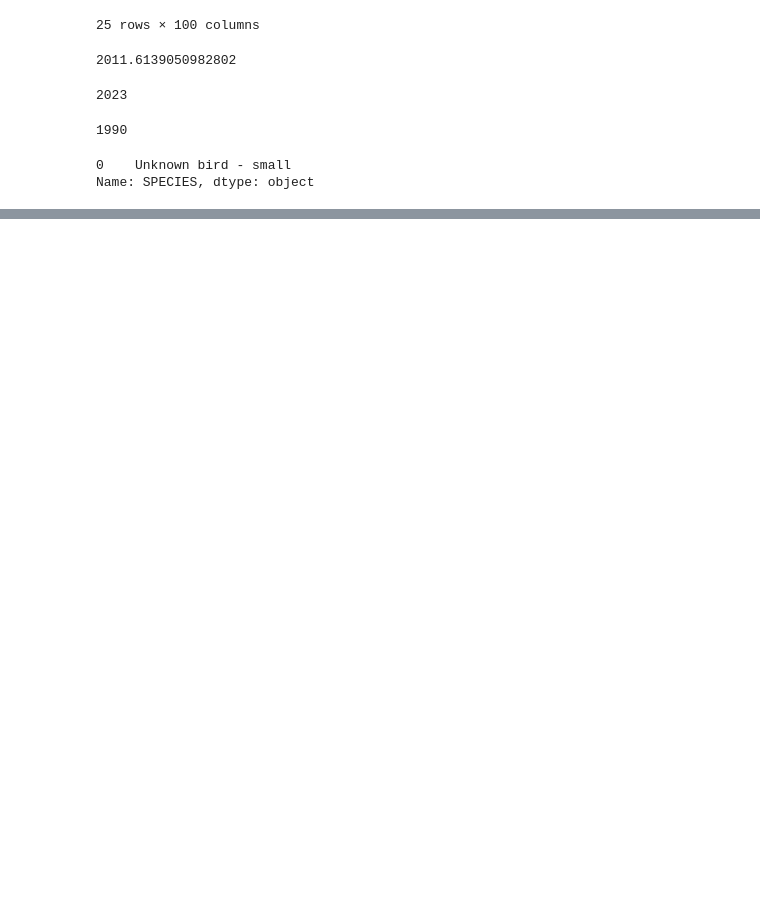
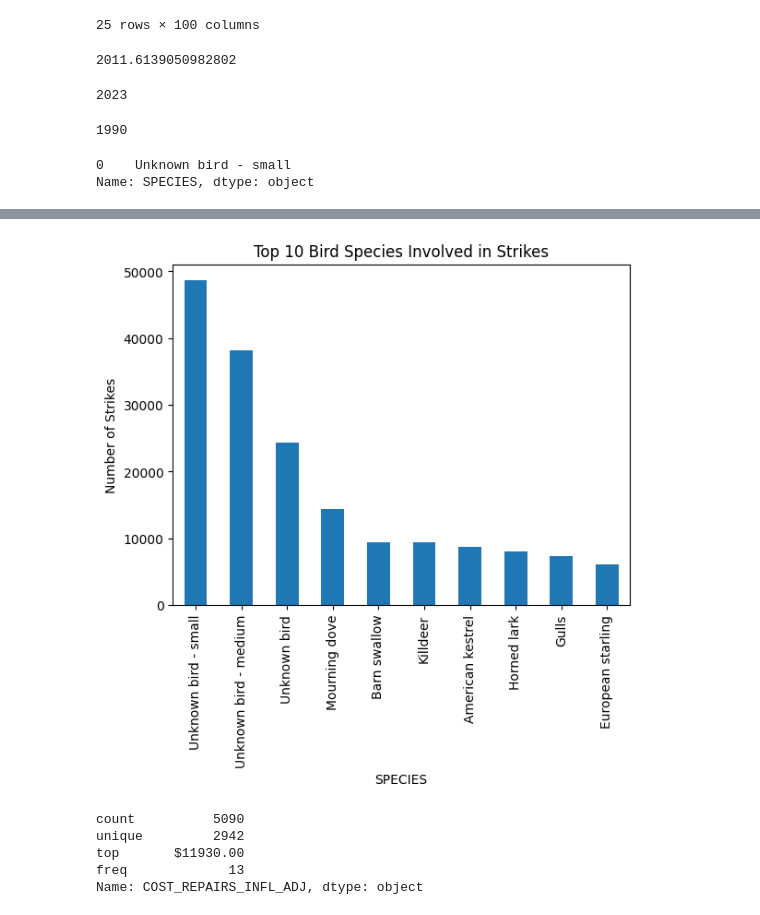
Before and after one commit to jpthefish/ALAN-Birdstrike-Data-For-Research, a Jupyter notebook: ALAN_Notebook.ipynb, the cells around one changed output, grey strips where cells are left out. Cells and saved outputs as stored; diff of their text form; code cells hidden in the pictures; blank space fills up the shorter version.

```diff
--- a/ALAN_Notebook.ipynb
+++ b/ALAN_Notebook.ipynb
@@ -48,0 +73,16 @@ Name: SPECIES, dtype: object
+# %%
+# Species Analysis (Bird Species Involved)
+dataframe['SPECIES'].value_counts().head(10).plot(kind='bar', title='Top 10 Bird Species Involved in Strikes')
+plt.ylabel('Number of Strikes')
+plt.show()
+# %% [output]
+[figure, added]
+# %%
+# Numerical Analysis (Descriptive Stats for Cost)
+dataframe['COST_REPAIRS_INFL_ADJ'].describe()
+# %% [output]
+count          5090
+unique         2942
+top       $11930.00
+freq             13
+Name: COST_REPAIRS_INFL_ADJ, dtype: object
```
Also changed, not shown: parts of 5 cells of this notebook.
